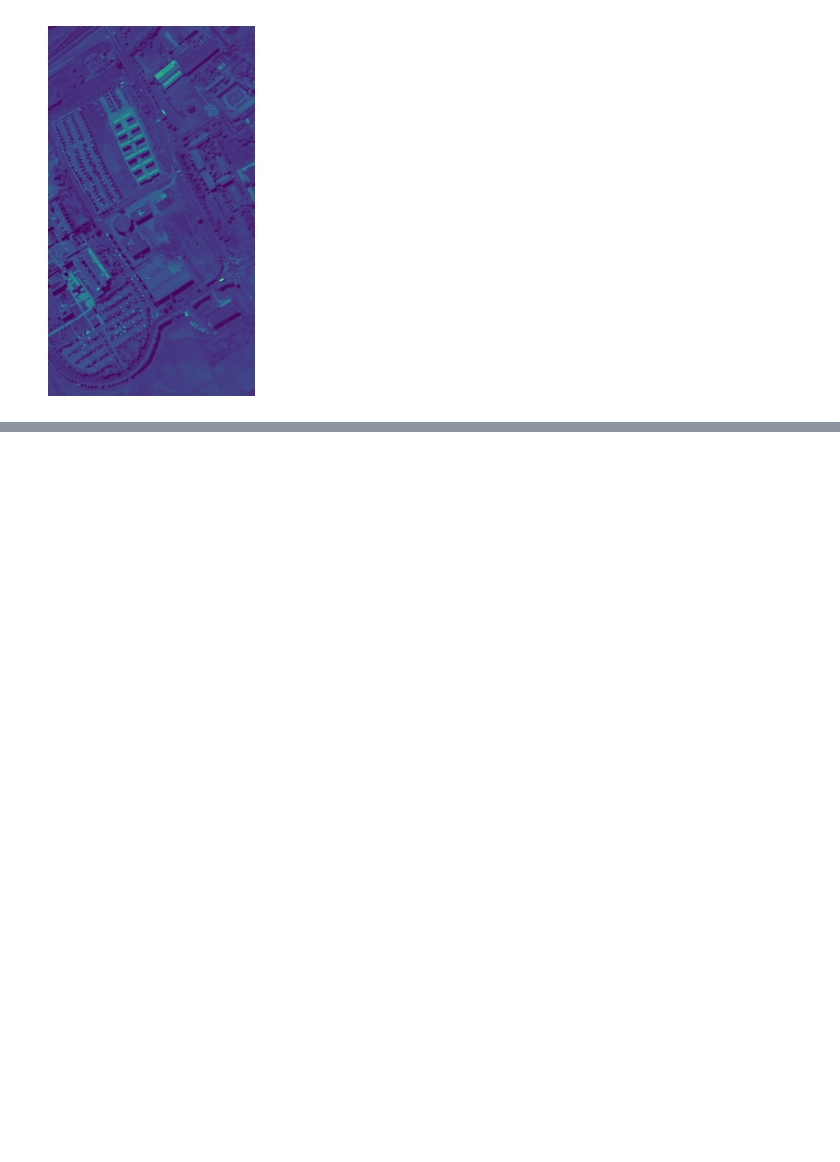
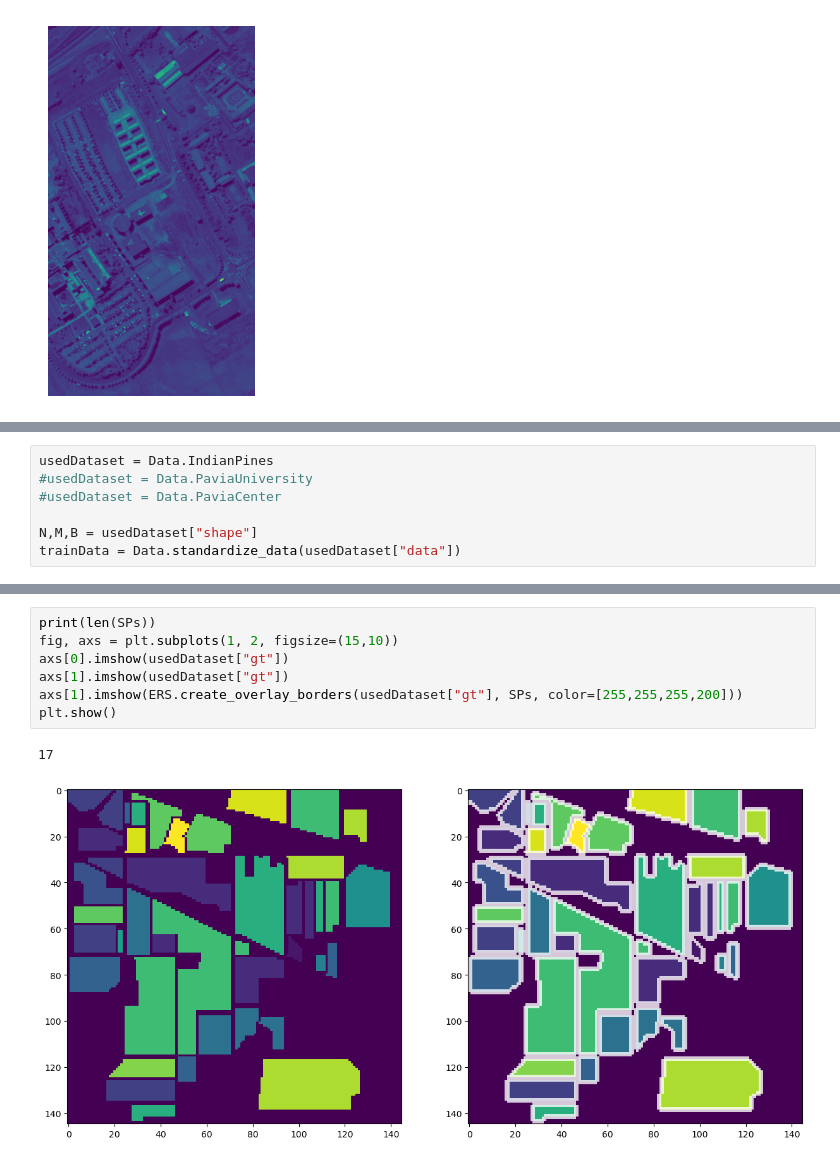
Before and after one commit to GeckSpy/M1-internship-SSGA, a Jupyter notebook: code/dataCreations.ipynb, the cells around one changed output, grey strips where cells are left out. Cells and saved outputs as stored; diff of their text form; blank space fills up the shorter version.

Commit message:
created data

```diff
--- a/code/dataCreations.ipynb
+++ b/code/dataCreations.ipynb
@@ -74,0 +78,7 @@ plt.show()
+# %%
+usedDataset = Data.IndianPines
+#usedDataset = Data.PaviaUniversity
+#usedDataset = Data.PaviaCenter
+
+N,M,B = usedDataset["shape"]
+trainData = Data.standardize_data(usedDataset["data"])
@@ -74,0 +145,10 @@ plt.show()
+# %%
+print(len(SPs))
+fig, axs = plt.subplots(1, 2, figsize=(15,10))
+axs[0].imshow(usedDataset["gt"])
+axs[1].imshow(usedDataset["gt"])
+axs[1].imshow(ERS.create_overlay_borders(usedDataset["gt"], SPs, color=[255,255,255,200]))
+plt.show()
+# %% [output]
+17
+[figure, added]
```
Also changed, not shown: parts of 8 cells of this notebook, 1 other file.
